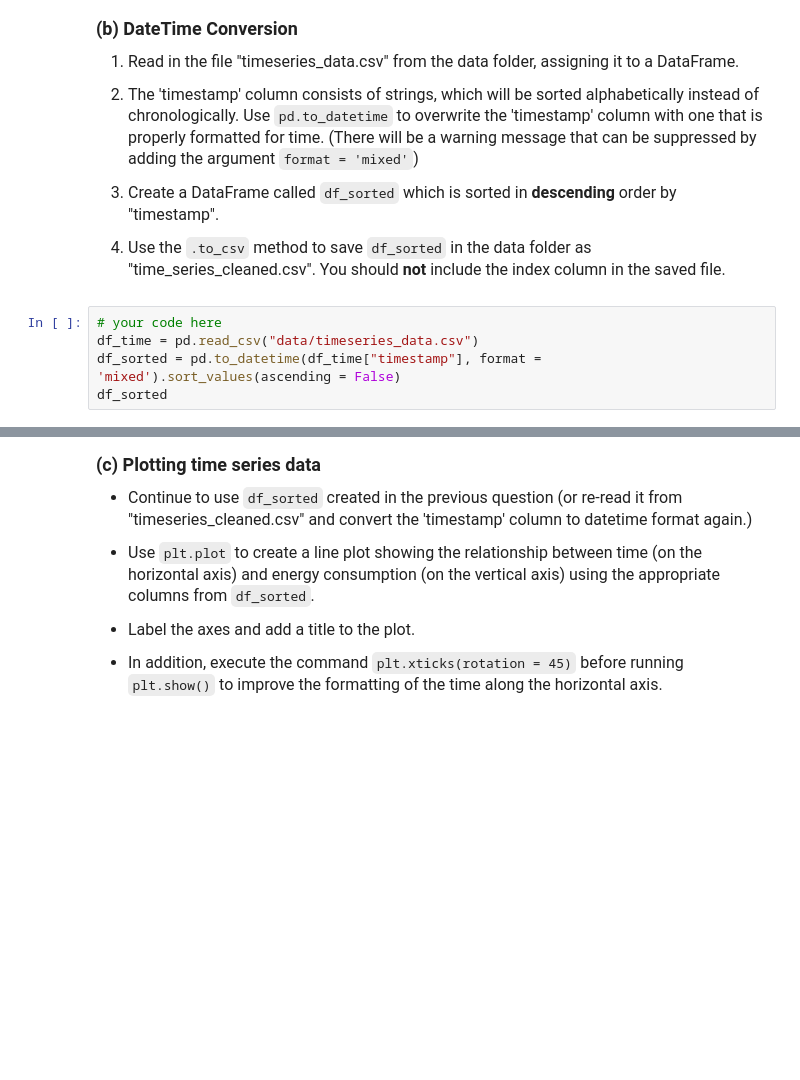
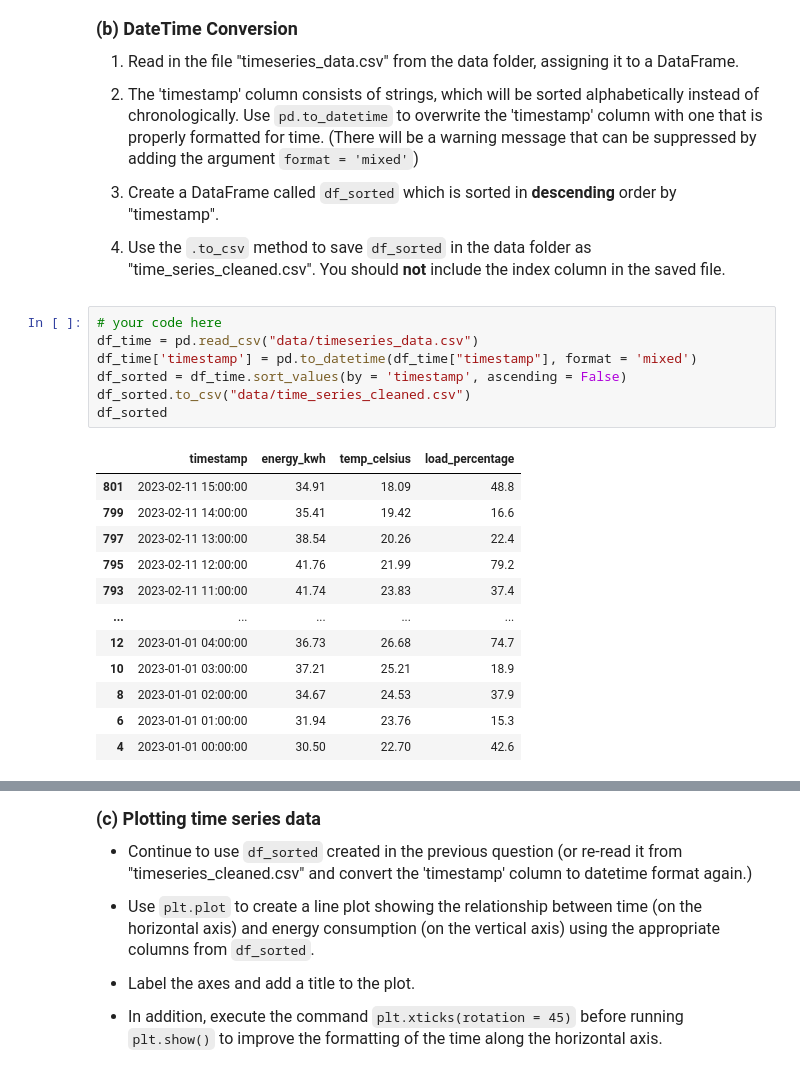
Before and after one commit to krisson381/datasci151spring2026, a Jupyter notebook: _assignments/assignment_10/Assignment10.ipynb, the cells around one changed output, grey strips where cells are left out. Drawn from its saved outputs; the diff is of its cells as text; blank space fills up the shorter version.

```diff
--- a/_assignments/assignment_10/Assignment10.ipynb
+++ b/_assignments/assignment_10/Assignment10.ipynb
@@ -98,6 +98,20 @@ df_final
 # %%
 # your code here
 df_time = pd.read_csv("data/timeseries_data.csv")
-df_sorted = pd.to_datetime(df_time["timestamp"], format = 'mixed').sort_values(ascending = False)
+df_time['timestamp'] = pd.to_datetime(df_time["timestamp"], format = 'mixed')
+df_sorted = df_time.sort_values(by = 'timestamp', ascending = False)
+df_sorted.to_csv("data/time_series_cleaned.csv")
 df_sorted
 # %% [output]
+|  | timestamp | energy_kwh | temp_celsius | load_percentage |
+| 801 | 2023-02-11 15:00:00 | 34.91 | 18.09 | 48.8 |
+| 799 | 2023-02-11 14:00:00 | 35.41 | 19.42 | 16.6 |
+| 797 | 2023-02-11 13:00:00 | 38.54 | 20.26 | 22.4 |
+| 795 | 2023-02-11 12:00:00 | 41.76 | 21.99 | 79.2 |
+| 793 | 2023-02-11 11:00:00 | 41.74 | 23.83 | 37.4 |
+| ... | ... | ... | ... | ... |
+| 12 | 2023-01-01 04:00:00 | 36.73 | 26.68 | 74.7 |
+| 10 | 2023-01-01 03:00:00 | 37.21 | 25.21 | 18.9 |
+| 8 | 2023-01-01 02:00:00 | 34.67 | 24.53 | 37.9 |
+| 6 | 2023-01-01 01:00:00 | 31.94 | 23.76 | 15.3 |
+| 4 | 2023-01-01 00:00:00 | 30.50 | 22.70 | 42.6 |
```
Also changed, not shown: parts of 4 cells of this notebook, 2 other files.
